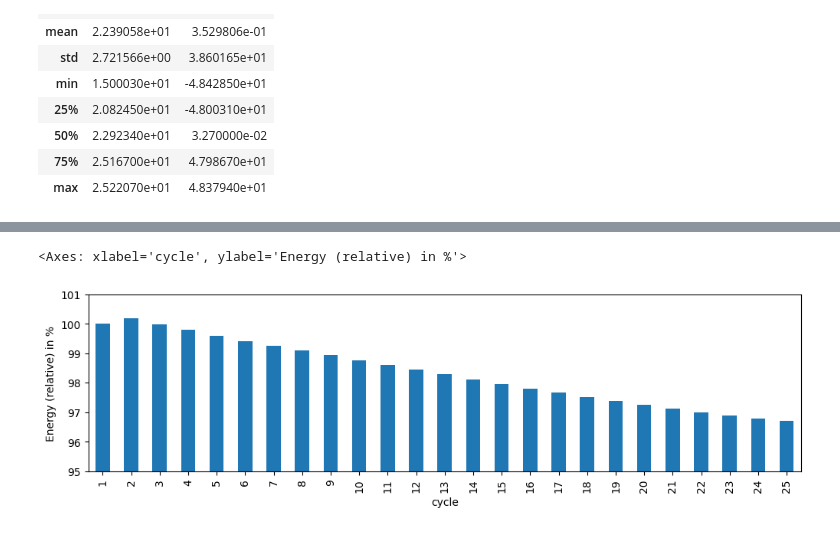
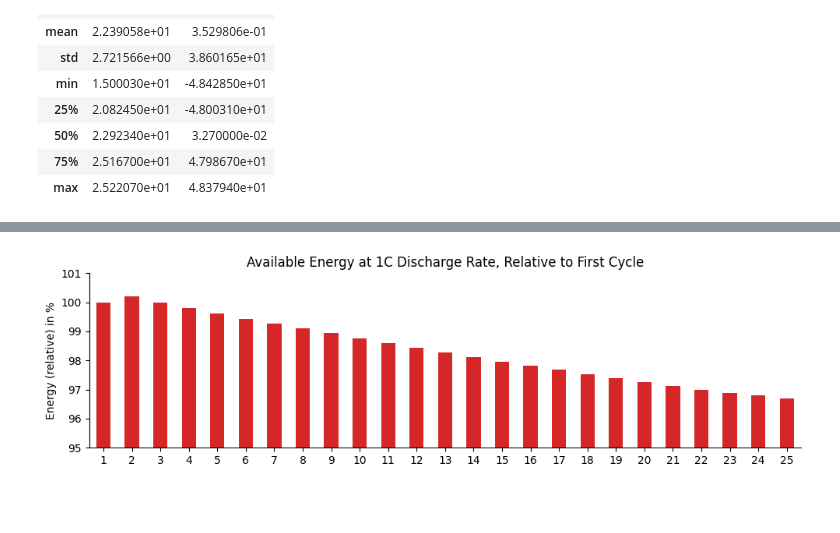
Before and after one commit to starcopter/pack-cycle-analysis, a Jupyter notebook: projects/UN38.3/Analysis.ipynb, the cells around one changed output, grey strips where cells are left out. Cells and saved outputs as stored; diff of their text form; code cells hidden in the pictures; blank space fills up the shorter version.

Commit message:
🎨 create plots for report

```diff
--- a/projects/UN38.3/Analysis.ipynb
+++ b/projects/UN38.3/Analysis.ipynb
@@ -3,7 +3,7 @@ import pandas as pd
 import matplotlib.pyplot as plt
 from scipy import integrate
 # %%
-source = pd.read_parquet("source.parquet", columns=["_time", "voltage", "current"]).set_index("_time")
+source = pd.read_parquet("source.parquet", columns=["_time", "voltage", "current"]).rename(columns={"_time": "time"}).set_index("time")
 source.index = source.index.tz_convert("Europe/Berlin")
 source.describe()
 # %% [output]
@@ -32,13 +19,13 @@ source.loc["2024-10-22", "current"].resample("1s").mean().abs().plot(ax=ax2r, lw
 # %%
 _current = source.loc["2024-10-22 18:35":"2024-10-25 17:30", "current"].resample("100ms").mean().interpolate()
 
-high_threshold_crossings = (_current > 100e-3).astype(int).diff().fillna(0).astype(int).rename("c_high")
-low_threshold_crossings = (_current < -100e-3).astype(int).diff().fillna(0).astype(int).rename("c_low")
+charge_threshold_crossings = (_current > 100e-3).astype(int).diff().fillna(0).astype(int)
+discharge_threshold_crossings = (_current < -100e-3).astype(int).diff().fillna(0).astype(int)
 
-charge_start = high_threshold_crossings.loc[high_threshold_crossings == 1]
-charge_end = high_threshold_crossings.loc[high_threshold_crossings == -1]
-discharge_start = low_threshold_crossings.loc[low_threshold_crossings == 1]
-discharge_end = low_threshold_crossings.loc[low_threshold_crossings == -1]
+charge_start = charge_threshold_crossings.loc[charge_threshold_crossings == 1]
+charge_end = charge_threshold_crossings.loc[charge_threshold_crossings == -1]
+discharge_start = discharge_threshold_crossings.loc[discharge_threshold_crossings == 1]
+discharge_end = discharge_threshold_crossings.loc[discharge_threshold_crossings == -1]
 
 # manually remove some outliers
 charge_start.drop("2024-10-23 12:56:00.1", inplace=True)
@@ -47,10 +34,10 @@ discharge_start.drop("2024-10-25 17:25:09.7", inplace=True)
 
 cycles = pd.concat(
     [
-        discharge_start.reset_index()._time.rename("dsg_start"),
-        discharge_end.reset_index()._time.rename("dsg_end"),
-        charge_start.reset_index()._time.rename("chg_start"),
-        charge_end.reset_index()._time.rename("chg_end"),
+        discharge_start.reset_index().time.rename("dsg_start"),
+        discharge_end.reset_index().time.rename("dsg_end"),
+        charge_start.reset_index().time.rename("chg_start"),
+        charge_end.reset_index().time.rename("chg_end"),
     ],
     axis=1,
 )
@@ -108,5 +135,18 @@ display(cycles)
 # %%
-(cycles["dsg_energy_Wh"] / cycles.loc[1, "dsg_energy_Wh"]).mul(100).plot.bar(figsize=(12, 3), ylim=(95, 101), ylabel="Energy (relative) in %")
+ax = (
+    cycles["dsg_energy_Wh"]
+    .div(cycles.loc[1, "dsg_energy_Wh"])
+    .mul(100)
+    .plot.bar(figsize=(10, 3), ylim=(95, 101), ylabel="Energy (relative) in %", color="C3")
+)
+ax.set_title("Available Energy at 1C Discharge Rate, Relative to First Cycle")
+
+ax.spines["top"].set_visible(False)
+ax.spines["right"].set_visible(False)
+ax.set_xlabel(None)
+ax.tick_params(axis='x', rotation=0)
+
+plt.tight_layout()
+plt.savefig("energy-cycles.png")
 # %% [output]
-<Axes: xlabel='cycle', ylabel='Energy (relative) in %'>
-[figure, old version]
+[figure, new version]
```
Also changed, not shown: parts of 4 cells of this notebook, 3 other files.
